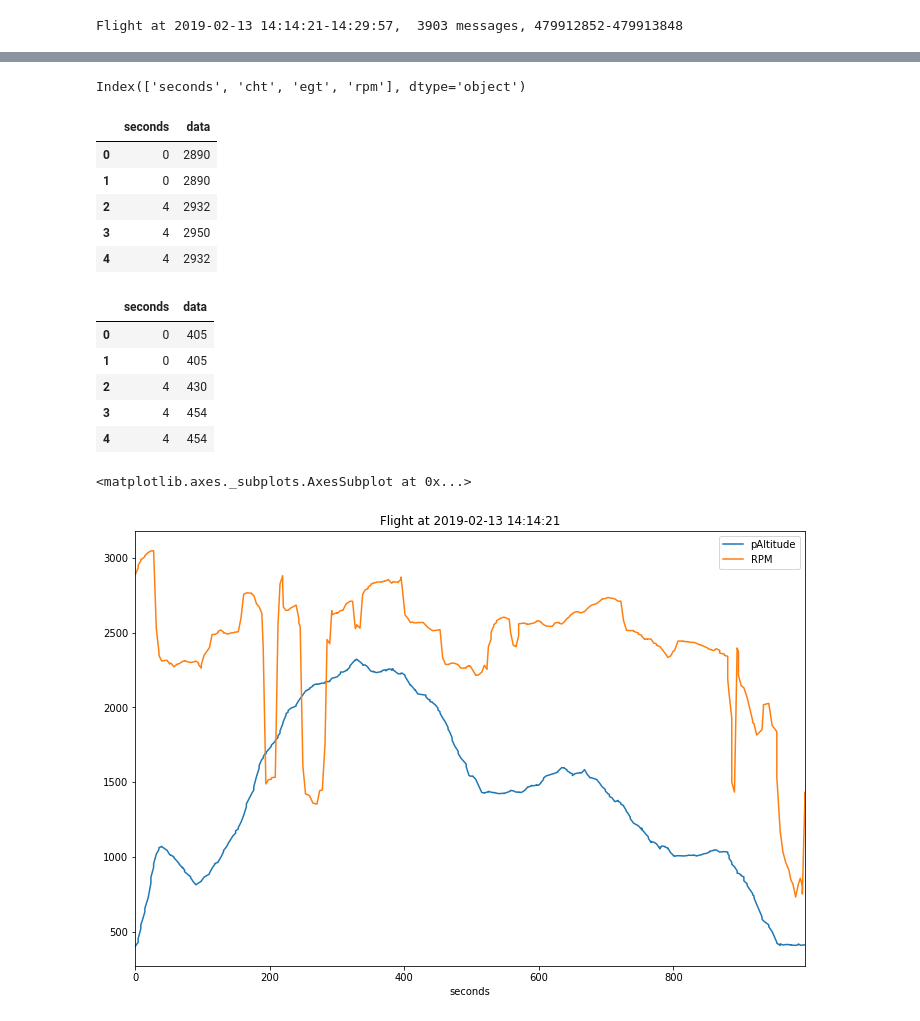
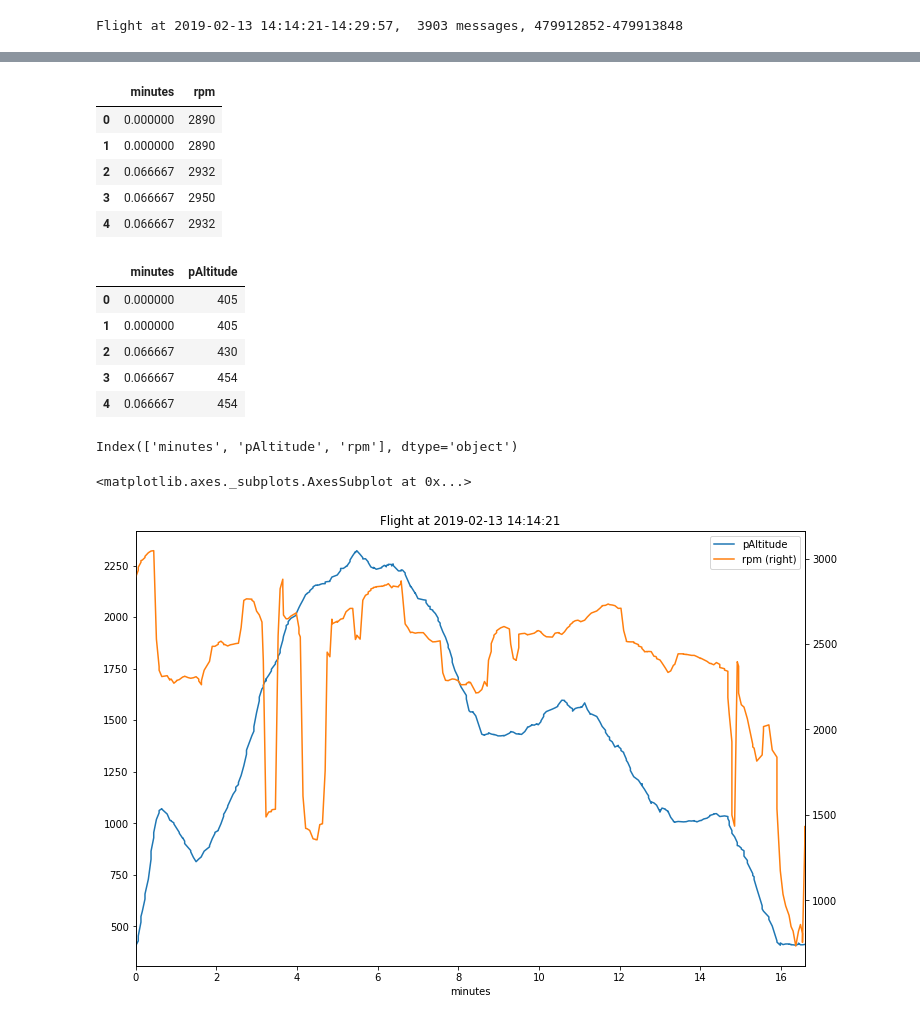
Before and after one commit to azemon/MglEfisPlotter, a Jupyter notebook: notebooks/pandas.ipynb, the cells around one changed output, grey strips where cells are left out. Drawn from its saved outputs; the diff is of its cells as text; code cells hidden in the pictures.

```diff
--- a/notebooks/pandas.ipynb
+++ b/notebooks/pandas.ipynb
@@ -18,6 +18,8 @@ import pandas as pd
 import matplotlib.pyplot as plt
 
 from MglEfisPlotter import *
+# %%
+plt.rcParams['figure.figsize'] = (12, 8)
 # %% [markdown]
 Load some flights from the sample `IEFISBB.DAT` file.
 # %%
@@ -91,33 +35,28 @@ rpm= 559
-# %%
-df2.columns
-# %% [output]
-Index(['seconds', 'cht', 'egt', 'rpm'], dtype='object')
 # %%
-rpmData = f.listData('rpm')
-rpm = pd.DataFrame(rpmData)
+rpm = pd.DataFrame(f.listData('rpm'))
 rpm.head()
 # %% [output]
-|  | seconds | data |
-| 0 | 0 | 2890 |
-| 1 | 0 | 2890 |
-| 2 | 4 | 2932 |
-| 3 | 4 | 2950 |
-| 4 | 4 | 2932 |
+|  | minutes | rpm |
+| 0 | 0.000000 | 2890 |
+| 1 | 0.000000 | 2890 |
+| 2 | 0.066667 | 2932 |
+| 3 | 0.066667 | 2950 |
+| 4 | 0.066667 | 2932 |
 # %%
-paltData = f.listData('pAltitude')
-palt = pd.DataFrame(paltData)
+palt = pd.DataFrame(f.listData('pAltitude'))
 palt.head()
 # %% [output]
-|  | seconds | data |
-| 0 | 0 | 405 |
-| 1 | 0 | 405 |
-| 2 | 4 | 430 |
-| 3 | 4 | 454 |
-| 4 | 4 | 454 |
+|  | minutes | pAltitude |
+| 0 | 0.000000 | 405 |
+| 1 | 0.000000 | 405 |
+| 2 | 0.066667 | 430 |
+| 3 | 0.066667 | 454 |
+| 4 | 0.066667 | 454 |
 # %%
-m = palt.merge(rpm, left_on='seconds', right_on='seconds', suffixes=('_alt', '_rpm'))
-m = m.rename(columns={'data_alt': 'pAltitude', 'data_rpm': 'RPM'})
-m.plot(x='seconds', title=f.title(), figsize=(12,8))
+m = palt.merge(rpm)
+print(m.columns)
+m.plot(x='minutes', secondary_y='rpm', title=f.title())
 # %% [output]
-<matplotlib.axes._subplots.AxesSubplot at 0x...>
+Index(['minutes', 'pAltitude', 'rpm'], dtype='object')
+<matplotlib.axes._subplots.AxesSubplot at 0x...>
-[figure, old version]
+[figure, new version]
```
Also changed, not shown: parts of 13 cells of this notebook, 2 other files.
